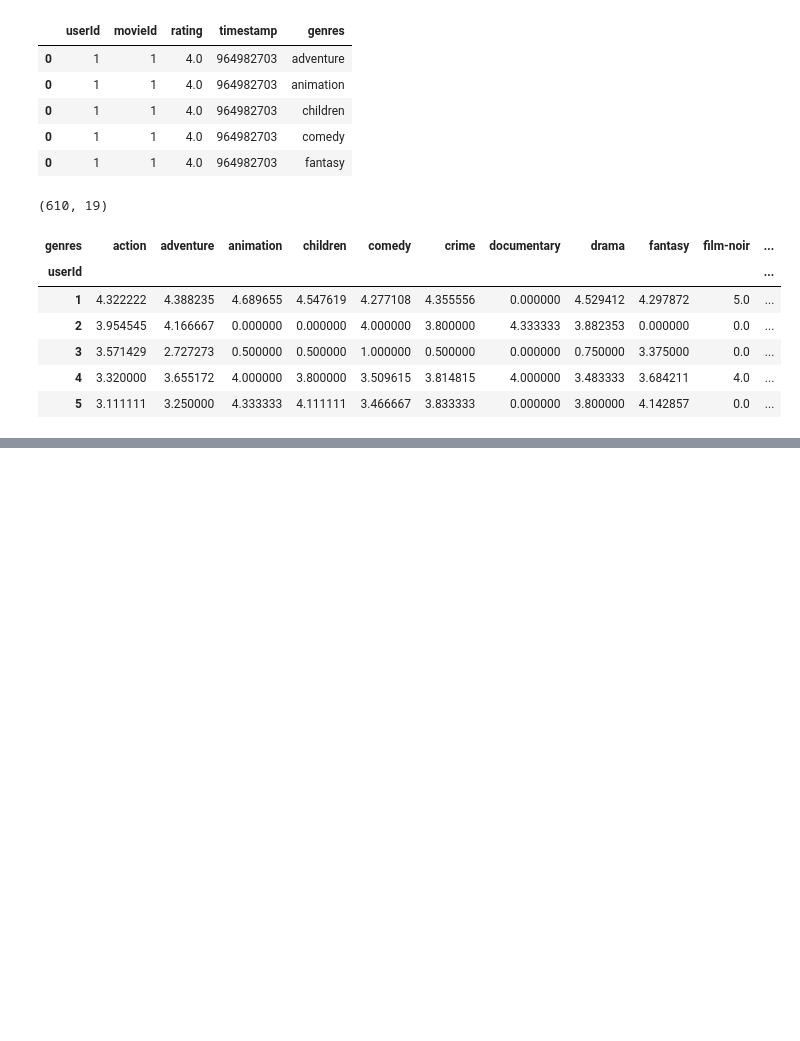
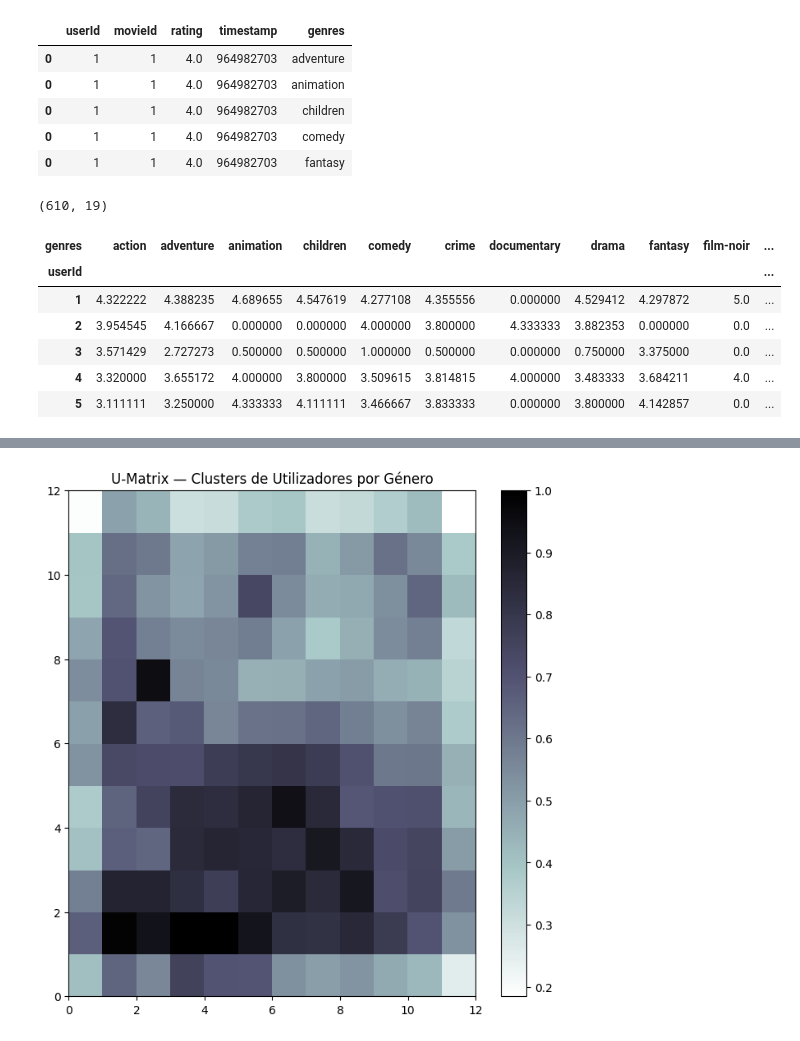
Before and after one commit to rafaelaferr04/ml-latest-small, a Jupyter notebook: ml-latest-small/Notebook_MovieLens.ipynb, the cells around one changed output, grey strips where cells are left out. Saved outputs shown, nothing was run; the diff lists cells and outputs as text; code cells hidden in the pictures; blank space fills up the shorter version.

```diff
--- a/ml-latest-small/Notebook_MovieLens.ipynb
+++ b/ml-latest-small/Notebook_MovieLens.ipynb
@@ -710,0 +849,9 @@ print(f"Samples: {n_samples}, Features: {n_features}")
+# %%
+plt.figure(figsize=(8, 8))
+u_matrix = som.distance_map().T
+plt.pcolor(u_matrix, cmap='bone_r')
+plt.colorbar()
+plt.title('U-Matrix — Clusters de Utilizadores por Género')
+plt.show()
+# %% [output]
+[figure, added]
```
Also changed, not shown: parts of 18 cells of this notebook.
